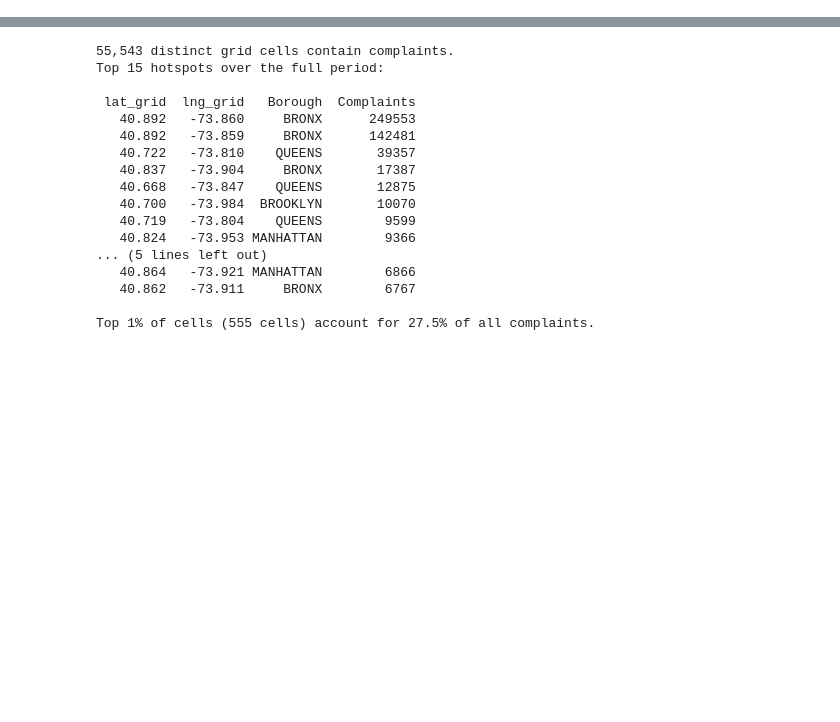
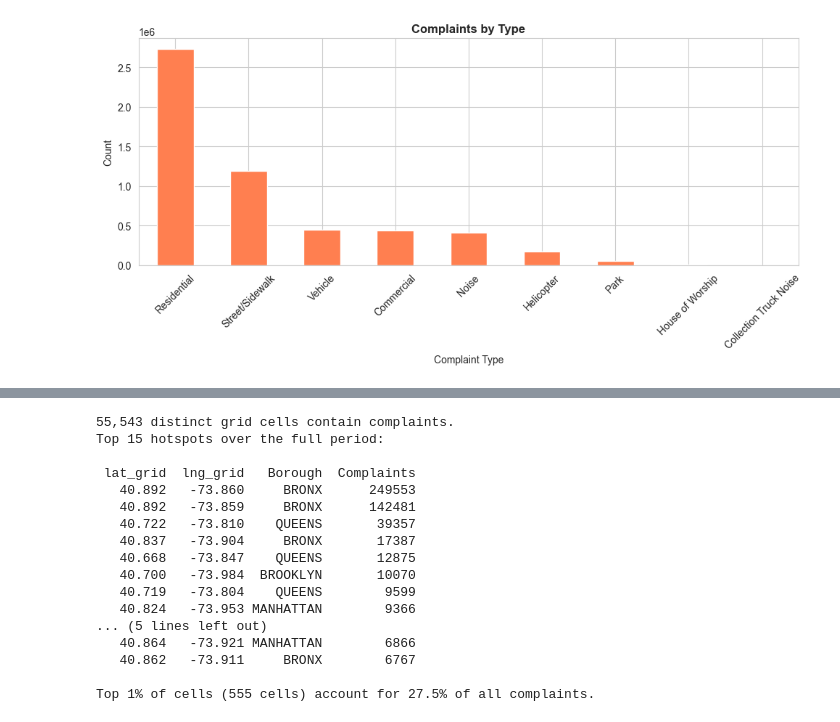
Before and after one commit to thorrila/sda_final_project, a Jupyter notebook: notebook/notebook.ipynb, the cells around one changed output, grey strips where cells are left out. Saved outputs shown, nothing was run; the diff lists cells and outputs as text; code cells hidden in the pictures; blank space fills up the shorter version.

```diff
--- a/notebook/notebook.ipynb
+++ b/notebook/notebook.ipynb
@@ -508,0 +225,13 @@ a 100-meter cell) and identify the top hotspots.
+# %%
+# Plot 2: Complaints by type
+fig, ax = plt.subplots(figsize=(10, 5))
+counts = df['Complaint Type'].value_counts()
+counts.index = counts.index.str.replace(r'^Noise\s*-\s*', '', regex=True)
+counts.plot(kind='bar', ax=ax, color='coral')
+ax.set_title('Complaints by Type', fontweight='bold', fontsize=12)
+ax.set_ylabel('Count')
+ax.tick_params(axis='x', rotation=45)
+plt.tight_layout()
+plt.show()
+# %% [output]
+[figure, added]
```
Also changed, not shown: parts of 75 cells of this notebook, 1 other file.
